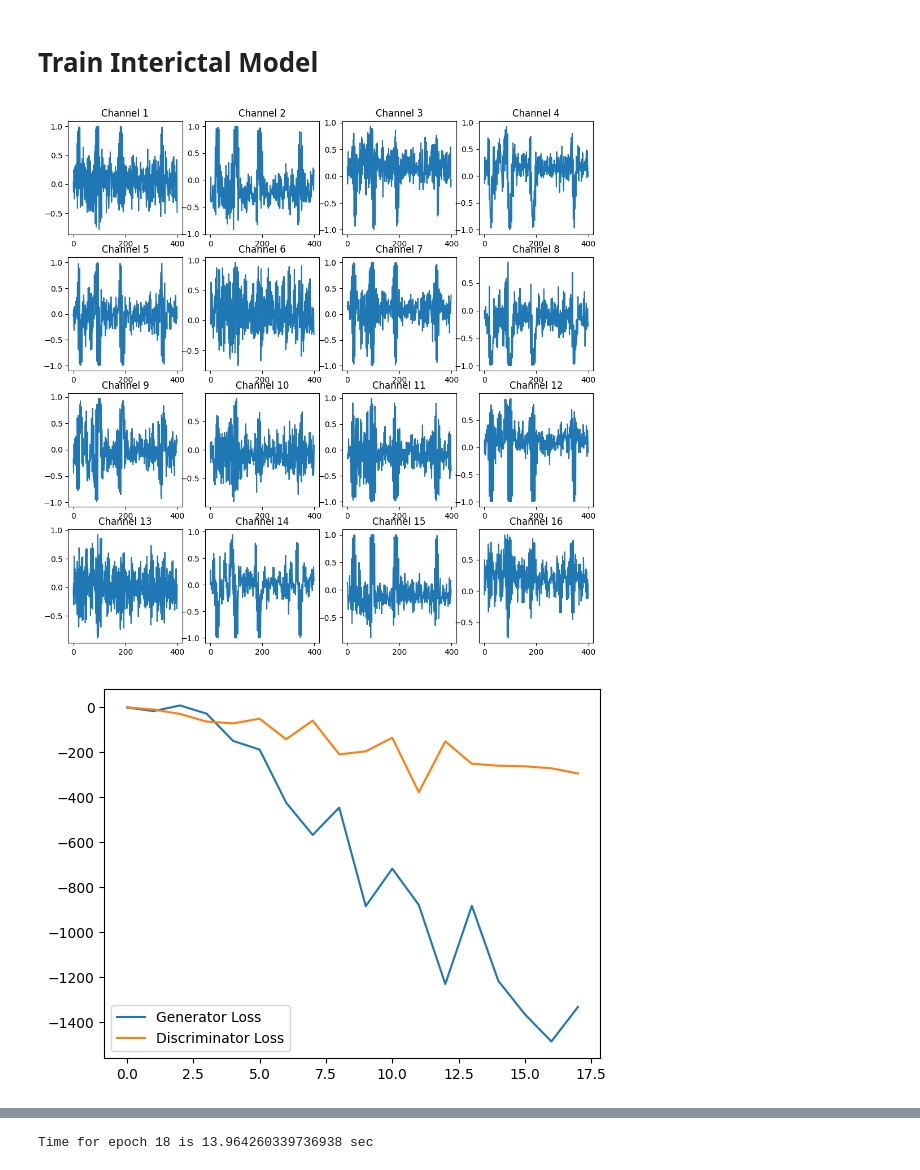
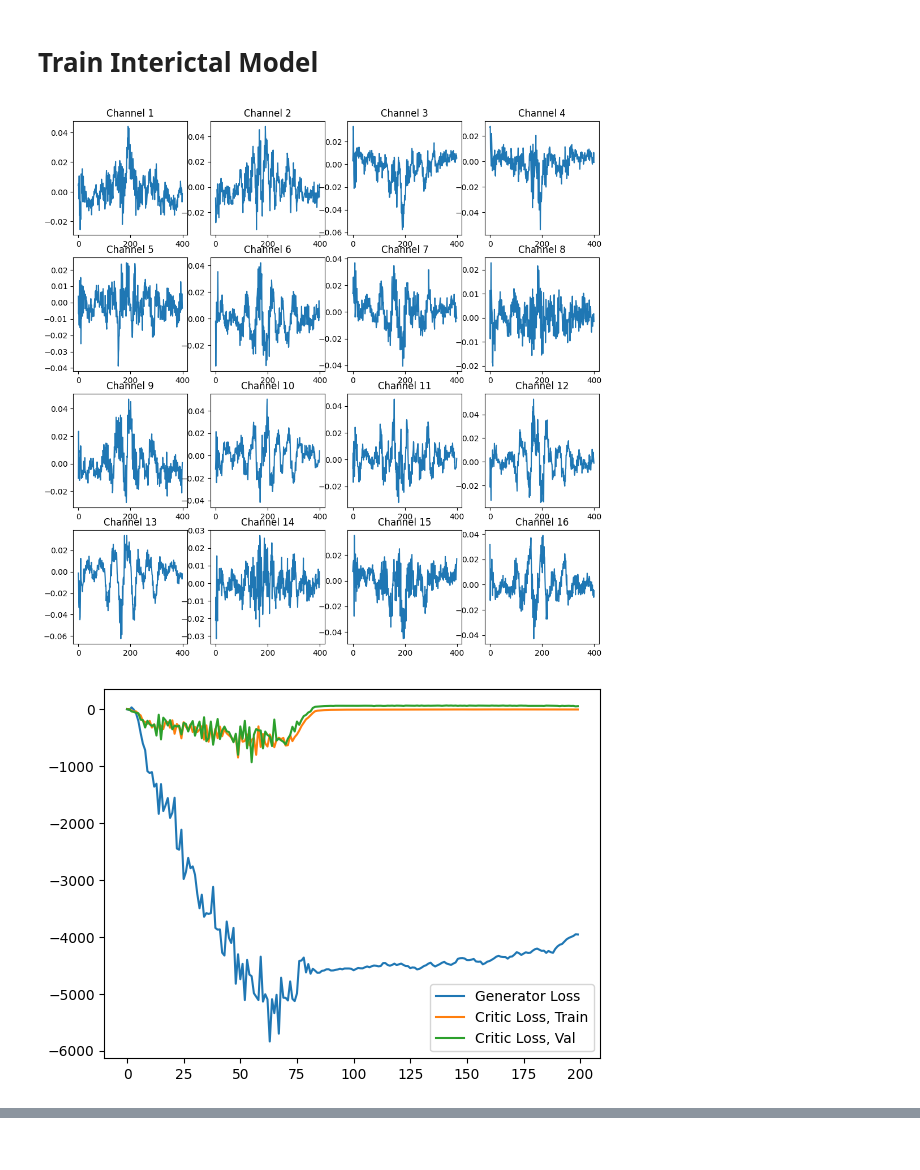
Before and after one commit to arberetum/synthetic_eeg, a Jupyter notebook: WGAN.ipynb, the cells around one changed output, grey strips where cells are left out. Drawn from its saved outputs; the diff is of its cells as text; code cells hidden in the pictures.

```diff
--- a/WGAN.ipynb
+++ b/WGAN.ipynb
@@ -231,7 +231,7 @@ def generate_and_save_signals(model, epoch, test_input, savefig=False):
         plt.title(f"Channel {i+1}")
 
     if savefig:
-        plt.savefig('./signals_at_epoch_{:04d}.png'.format(epoch))
+        plt.savefig('/content/drive/MyDrive/CS534/signals_at_epoch_{:04d}.png'.format(epoch))
     plt.show()
 
 
@@ -243,7 +243,7 @@ class WGAN():
         self.generator_optimizer = tf.keras.optimizers.RMSprop(learning_rate=learning_rate)
         self.discriminator_optimizer = tf.keras.optimizers.RMSprop(learning_rate=learning_rate)
 
-        self.checkpoint_dir = './training_checkpoints'
+        self.checkpoint_dir = '/content/drive/MyDrive/CS534/training_checkpoints'
         self.checkpoint_prefix = os.path.join(self.checkpoint_dir, "ckpt")
         self.checkpoint = tf.train.Checkpoint(generator_optimizer=self.generator_optimizer,
                                          discriminator_optimizer=self.discriminator_optimizer,
@@ -333,11 +333,14 @@ class WGAN():
 
         return gen_loss, disc_loss, real_score, fake_score
 
-    def train(self, dataset, epochs):
+    def train(self, dataset, epochs, val_dataset=None):
+        """Partially copied from https://www.tensorflow.org/tutorials/generative/dcgan
+        """
         gen_losses = []
         disc_losses = []
         real_scores = []
         fake_scores = []
+        val_losses = []
         for epoch in range(epochs):
             start = time.time()
 
@@ -358,6 +361,18 @@ class WGAN():
             real_scores.append(np.mean(running_real_score))
             fake_scores.append(np.mean(running_fake_score))
 
+            if val_dataset is not None:
+                running_val_losses = []
+                for batch in val_dataset:
+                    noise = tf.random.normal([BATCH_SIZE, NOISE_DIM])
+                    fake_data = self.generator(noise, training=False)
+
+                    real_output = self.discriminator(batch, training=False)
+                    fake_output = self.discriminator(fake_data, training=False)
+                    val_loss = discriminator_wasserstein_loss(real_output, fake_output)
+                    running_val_losses.append(val_loss)
+                val_losses.append(np.mean(running_val_losses))
+
             # Produce images for the GIF as you go
             display.clear_output(wait=True)
             generate_and_save_signals(self.generator,
@@ -374,7 +389,9 @@ class WGAN():
             # plt.legend()
             # plt.show()
 
-            plt.plot(-1*np.array(disc_losses), label='Negative Critic Loss')
+            plt.plot(-1*np.array(disc_losses), label='Negative Critic Loss, Train')
+            if val_dataset is not None:
+                plt.plot(-1*np.array(val_losses), label='Negative Critic Loss, Validation')
             plt.legend()
             plt.show()
 
@@ -391,7 +408,8 @@ class WGAN():
                                seed, savefig=True)
 
         results = {'gen_losses': gen_losses, 'disc_losses': disc_losses,
-                   'real_scores': real_scores, 'fake_scores': fake_scores}
+                   'real_scores': real_scores, 'fake_scores': fake_scores,
+                   'val_losses': val_losses}
         return results
 
 
@@ -446,44 +464,51 @@ import pickle
 
 N_CRITIC = 1
 LEARNING_RATE = 0.00002
-EPOCHS = 300
+EPOCHS = 200
 BUFFER_SIZE = 10000
 
 # prepare training data
 X = np.load("interictal_gan_train.npy")
+# take files 61-66 as validation
+X_val = X[WINDOW_SIZE*60*60:WINDOW_SIZE*60*66, :]
 # take just the first 60 files
 X = X[0:WINDOW_SIZE*60*60, :]
 
 max_abs_scaler = MaxAbsScaler()
 X = max_abs_scaler.fit_transform(X)
+X_val = max_abs_scaler.transform(X_val)
 
 X = X.reshape(-1, WINDOW_SIZE, NUM_CHANNELS)
 print(f"X Shape: {X.shape}")
+X_val = X_val.reshape(-1, WINDOW_SIZE, NUM_CHANNELS)
+print(f"X_val Shape: {X_val.shape}")
 
 train_dataset = tf.data.Dataset.from_tensor_slices(X).shuffle(BUFFER_SIZE).batch(BATCH_SIZE)
+val_dataset = tf.data.Dataset.from_tensor_slices(X_val).shuffle(BUFFER_SIZE).batch(BATCH_SIZE)
 
 # train model
 wgan = WGAN(n_critic=N_CRITIC, learning_rate = LEARNING_RATE)
-results = wgan.train(train_dataset, EPOCHS)
+results = wgan.train(train_dataset, EPOCHS, val_dataset)
 
 # save results
 save_name = f"training_results_interictal_ncritic{N_CRITIC}_lr" + str(LEARNING_RATE)
 with open(save_name, 'wb') as f:
     pickle.dump(results, f )
 
 
 plt.plot(results['gen_losses'], label='Generator Loss')
-plt.plot(results['disc_losses'], label='Critic Loss')
+plt.plot(results['disc_losses'], label='Critic Loss, Train')
+plt.plot(results['val_losses'], label='Critic Loss, Val')
 plt.legend()
 plt.savefig(f"{save_name}_losses.png")
 plt.show()
 
 
 plt.plot(results['real_scores'], label='Real Score')
 plt.plot(results['fake_scores'], label='Fake Score')
 plt.legend()
 plt.savefig(f"{save_name}_scores.png")
 plt.show()
 # %% [output]
-[figure, old version]
+[figure, new version]
-[figure, old version]
+[figure, new version]
@@ -491 +515,0 @@ plt.show()
-Time for epoch 18 is 13.964260339736938 sec
```
Also changed, not shown: parts of 9 cells of this notebook, 5 other files.
